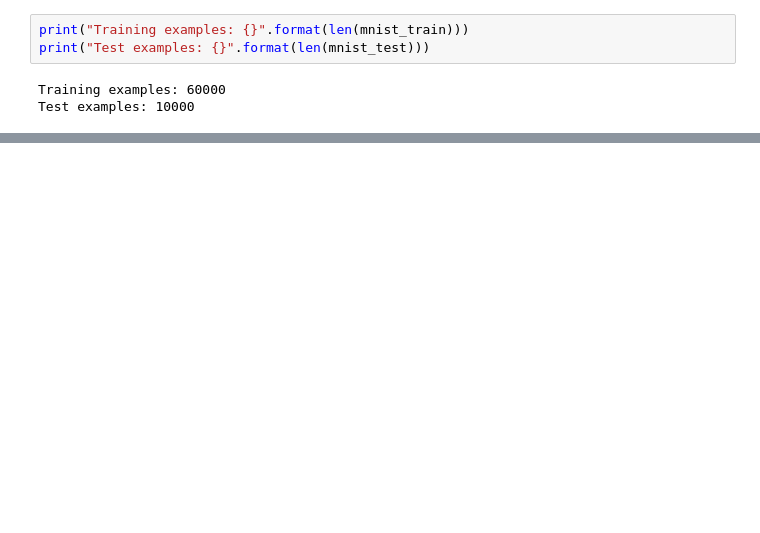
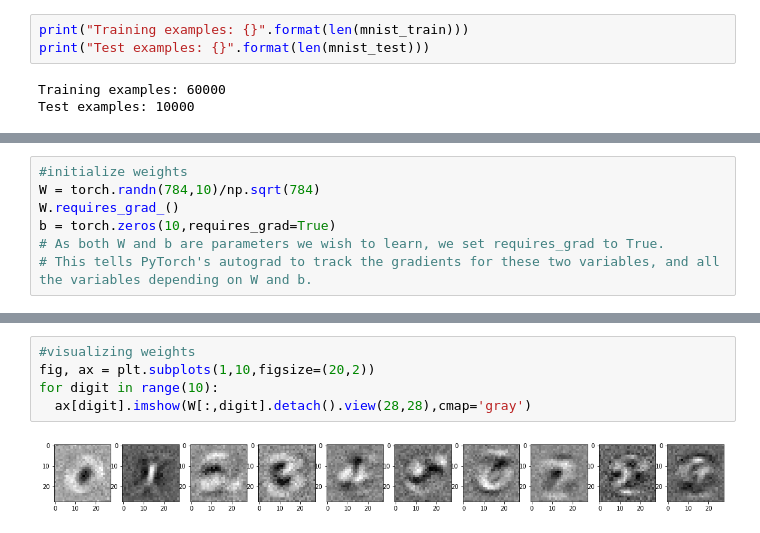
Before and after one commit to sanishrai/MNIST_Logistic_Regression, a Jupyter notebook: 2A.ipynb, the cells around one changed output, grey strips where cells are left out. Drawn from its saved outputs; the diff is of its cells as text; blank space fills up the shorter version.

```diff
--- a/2A.ipynb
+++ b/2A.ipynb
@@ -44,0 +89,7 @@ plt.imshow(image)
+# %%
+#initialize weights
+W = torch.randn(784,10)/np.sqrt(784)
+W.requires_grad_()
+b = torch.zeros(10,requires_grad=True)
+# As both W and b are parameters we wish to learn, we set requires_grad to True.
+# This tells PyTorch's autograd to track the gradients for these two variables, and all the variables depending on W and b.
@@ -44,0 +189,7 @@ plt.imshow(image)
+# %%
+#visualizing weights
+fig, ax = plt.subplots(1,10,figsize=(20,2))
+for digit in range(10):
+  ax[digit].imshow(W[:,digit].detach().view(28,28),cmap='gray')
+# %% [output]
+[figure, added]
```
Also changed, not shown: parts of 19 cells of this notebook.
